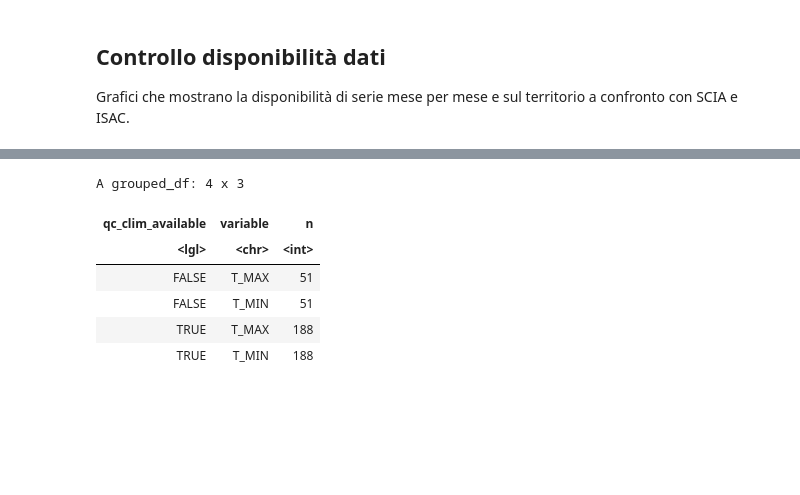
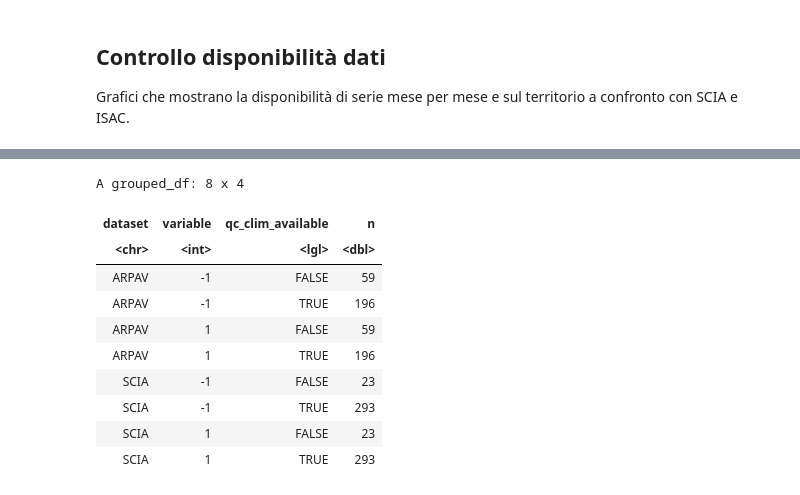
Before and after one commit to dnstudent/TesiMag, a Jupyter notebook: notebooks/integrazioni_regionali/veneto/data_load.ipynb, the cells around one changed output, grey strips where cells are left out. Cells and saved outputs as stored; diff of their text form; code cells hidden in the pictures; blank space fills up the shorter version.

```diff
--- a/notebooks/integrazioni_regionali/veneto/data_load.ipynb
+++ b/notebooks/integrazioni_regionali/veneto/data_load.ipynb
@@ -105,13 +105,21 @@ p
-# %%
-climats |> filter(dataset == !!dataset) |> group_by(qc_clim_available, variable) |> count()
-# %% [output]
-A grouped_df: 4 x 3
-| qc_clim_available | variable | n |
-| <lgl> | <chr> | <int> |
-| FALSE | T_MAX | 51 |
-| FALSE | T_MIN | 51 |
-| TRUE | T_MAX | 188 |
-| TRUE | T_MIN | 188 |
+# %%
+climats |>
+    group_by(dataset, variable, qc_clim_available) |>
+    count() |>
+    collect() |>
+    arrange(dataset, variable, qc_clim_available)
+# %% [output]
+A grouped_df: 8 x 4
+| dataset | variable | qc_clim_available | n |
+| <chr> | <int> | <lgl> | <dbl> |
+| ARPAV | -1 | FALSE | 59 |
+| ARPAV | -1 | TRUE | 196 |
+| ARPAV | 1 | FALSE | 59 |
+| ARPAV | 1 | TRUE | 196 |
+| SCIA | -1 | FALSE | 23 |
+| SCIA | -1 | TRUE | 293 |
+| SCIA | 1 | FALSE | 23 |
+| SCIA | 1 | TRUE | 293 |
 # %%
 rm(stations, state_data, ymonthly_avail, climats, p)
 gc()
```
Also changed, not shown: parts of 4 cells of this notebook, 2 other files.
